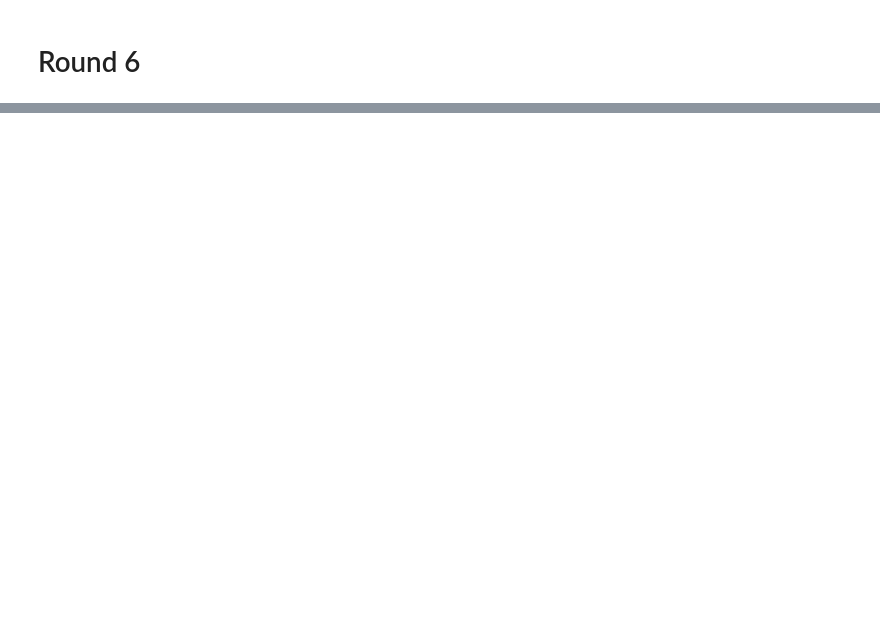
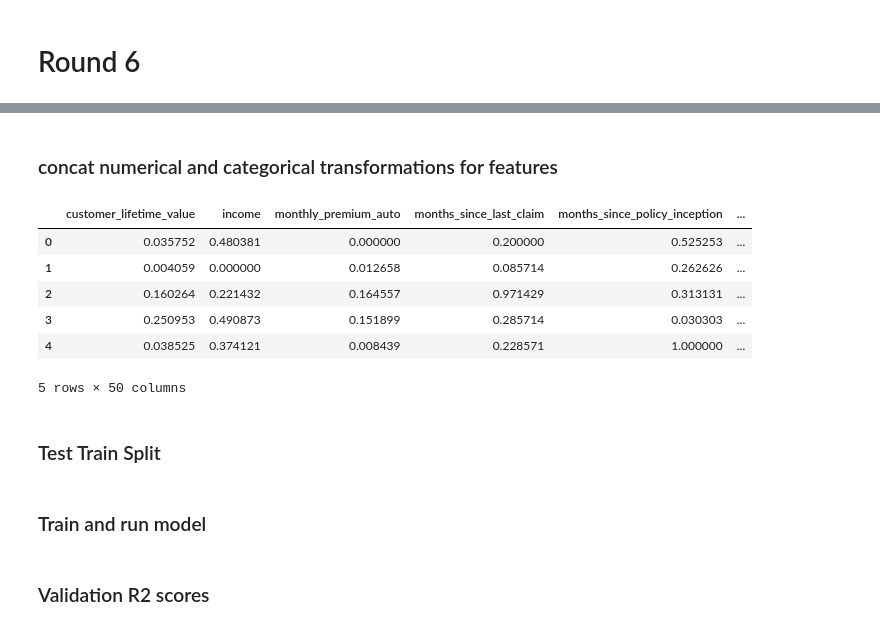
Before and after one commit to erin-berardi/lab-customer-analysis-round-2, a Jupyter notebook: files_for_lab/csv_files/cstmr_analysis_round_2.ipynb, the cells around one changed output, grey strips where cells are left out. Drawn from its saved outputs; the diff is of its cells as text; code cells hidden in the pictures; blank space fills up the shorter version.

```diff
--- a/files_for_lab/csv_files/cstmr_analysis_round_2.ipynb
+++ b/files_for_lab/csv_files/cstmr_analysis_round_2.ipynb
@@ -712,0 +742,15 @@ pd.DataFrame(X_standard, columns=X_num.columns)
+# %% [markdown]
+### concat numerical and categorical transformations for features
+# %%
+X=pd.concat([X_num_scale, X_cat_encode], axis=1)
+X.head()
+# %% [output]
+|  | customer_lifetime_value | income | monthly_premium_auto | months_since_last_claim | months_since_policy_inception | ... |
+| 0 | 0.035752 | 0.480381 | 0.000000 | 0.200000 | 0.525253 | ... |
+| 1 | 0.004059 | 0.000000 | 0.012658 | 0.085714 | 0.262626 | ... |
+| 2 | 0.160264 | 0.221432 | 0.164557 | 0.971429 | 0.313131 | ... |
+| 3 | 0.250953 | 0.490873 | 0.151899 | 0.285714 | 0.030303 | ... |
+| 4 | 0.038525 | 0.374121 | 0.008439 | 0.228571 | 1.000000 | ... |
+5 rows × 50 columns
+# %% [markdown]
+### Test Train Split
@@ -712,0 +761,2 @@ pd.DataFrame(X_standard, columns=X_num.columns)
+# %% [markdown]
+### Train and run model
@@ -712,0 +769,2 @@ pd.DataFrame(X_standard, columns=X_num.columns)
+# %% [markdown]
+### Validation R2 scores
```
Also changed, not shown: parts of 36 cells of this notebook.
